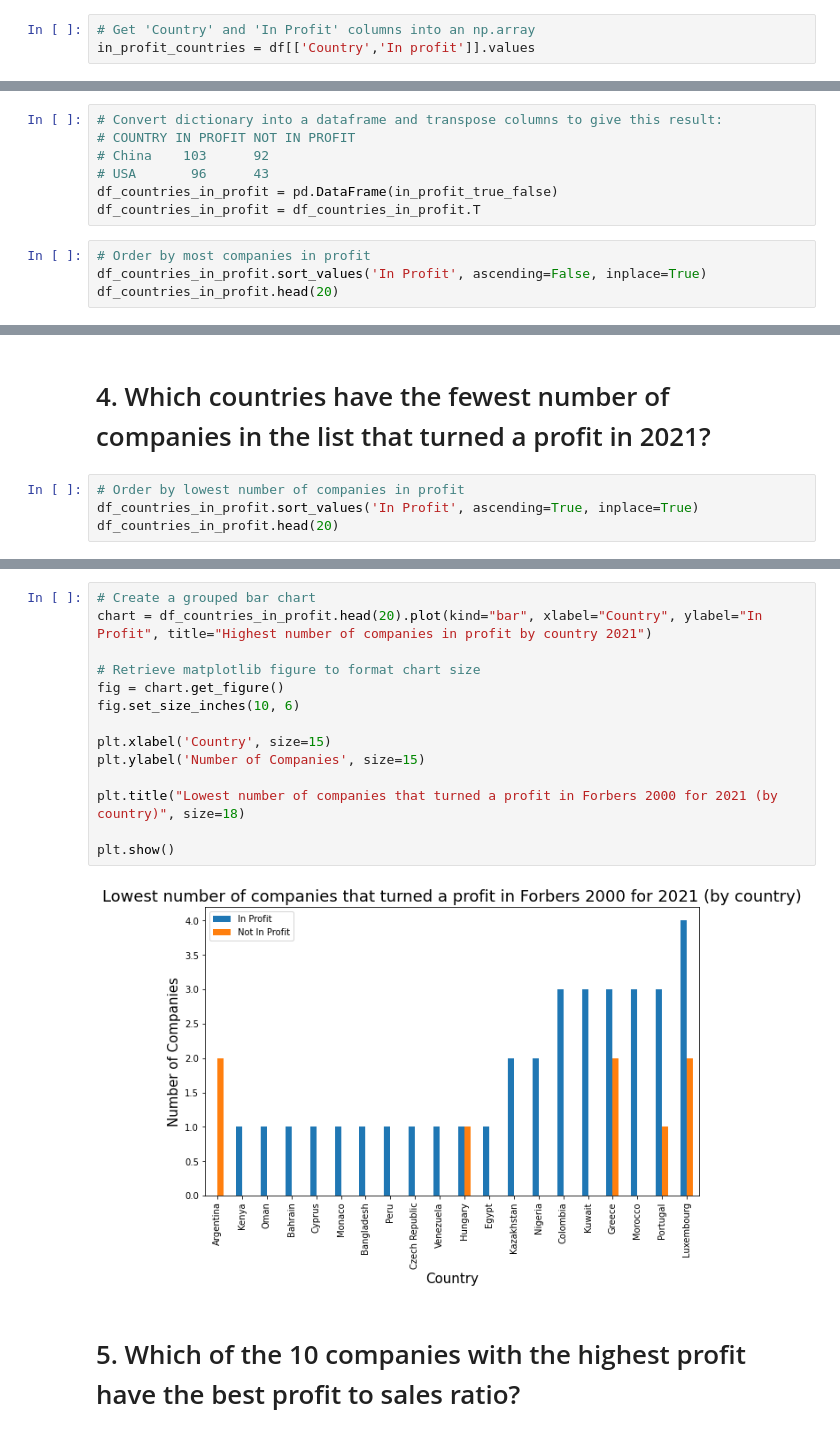
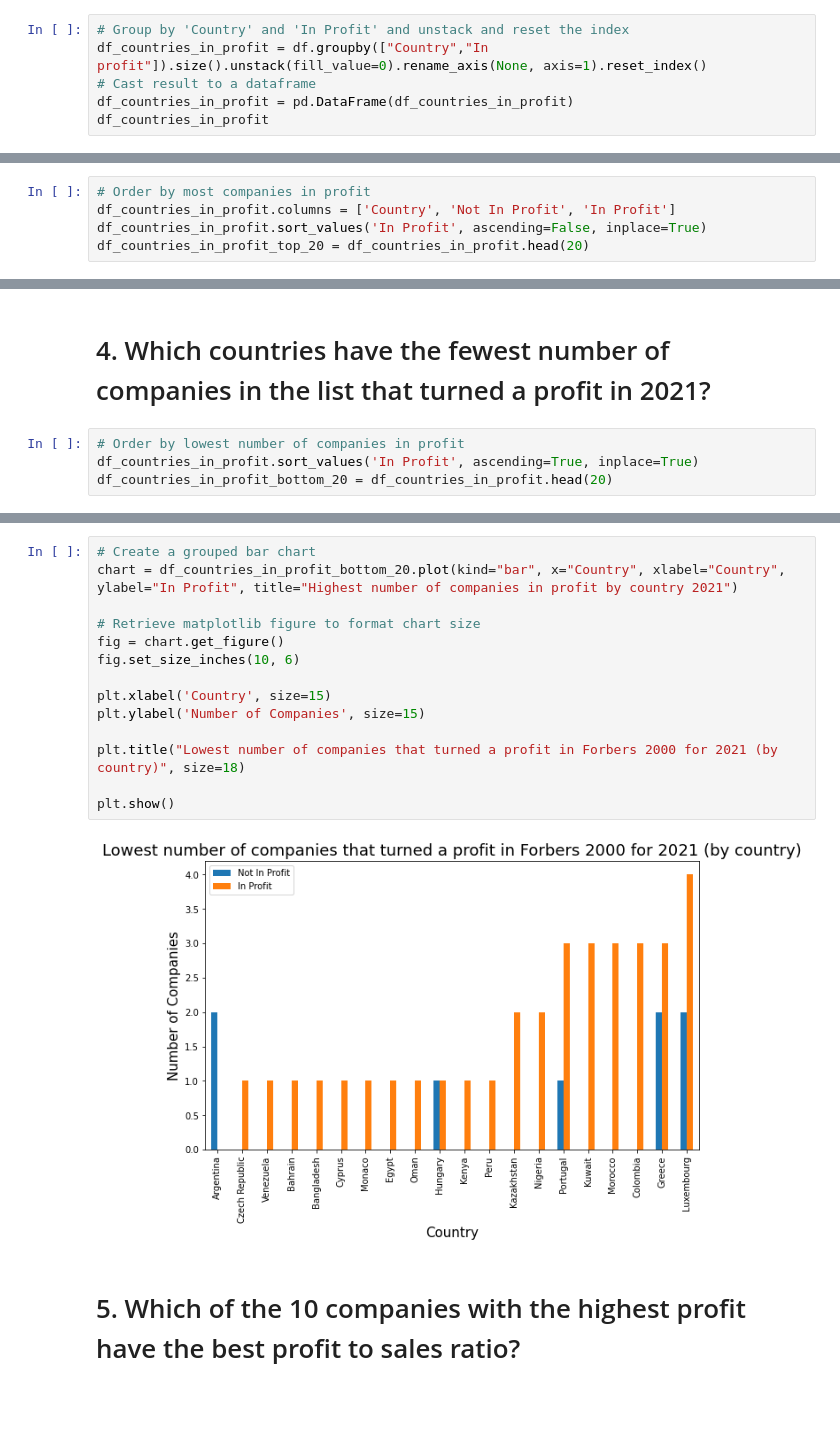
Before and after one commit to richardgourley/fortune-global-2000-in-2021, a Jupyter notebook: 4-visualizations.ipynb, the cells around one changed output, grey strips where cells are left out. Saved outputs shown, nothing was run; the diff lists cells and outputs as text; blank space fills up the shorter version.

Commit message:
Q 3 and 4 - easier groupby method added and charts updated

```diff
--- a/4-visualizations.ipynb
+++ b/4-visualizations.ipynb
@@ -81,5 +81,8 @@ df.head(2)
 | 0 | 1 | ICBC | China | $190.5 B | $45.8 B | $4,914.7 B | $249.5 B | 190500.0 | ... |
 | 1 | 2 | JPMorgan Chase | United States | $136.2 B | $40.4 B | $3,689.3 B | $464.8 B | 136200.0 | ... |
 # %%
-# Get 'Country' and 'In Profit' columns into an np.array
-in_profit_countries = df[['Country','In profit']].values
+# Group by 'Country' and 'In Profit' and unstack and reset the index
+df_countries_in_profit = df.groupby(["Country","In profit"]).size().unstack(fill_value=0).rename_axis(None, axis=1).reset_index()
+# Cast result to a dataframe
+df_countries_in_profit = pd.DataFrame(df_countries_in_profit)
+df_countries_in_profit
@@ -98,11 +103,5 @@ for i in in_profit_countries:
-# %%
-# Convert dictionary into a dataframe and transpose columns to give this result:
-# COUNTRY IN PROFIT NOT IN PROFIT
-# China    103      92
-# USA       96      43
-df_countries_in_profit = pd.DataFrame(in_profit_true_false)
-df_countries_in_profit = df_countries_in_profit.T
 # %%
 # Order by most companies in profit
+df_countries_in_profit.columns = ['Country', 'Not In Profit', 'In Profit']
 df_countries_in_profit.sort_values('In Profit', ascending=False, inplace=True)
-df_countries_in_profit.head(20)
+df_countries_in_profit_top_20 = df_countries_in_profit.head(20)
@@ -145,4 +126,4 @@ plt.show()
 # %%
 # Order by lowest number of companies in profit
 df_countries_in_profit.sort_values('In Profit', ascending=True, inplace=True)
-df_countries_in_profit.head(20)
+df_countries_in_profit_bottom_20 = df_countries_in_profit.head(20)
@@ -167,19 +130,19 @@ df_countries_in_profit.head(20)
 # %%
 # Create a grouped bar chart
-chart = df_countries_in_profit.head(20).plot(kind="bar", xlabel="Country", ylabel="In Profit", title="Highest number of companies in profit by country 2021")
+chart = df_countries_in_profit_bottom_20.plot(kind="bar", x="Country", xlabel="Country", ylabel="In Profit", title="Highest number of companies in profit by country 2021")
 
 # Retrieve matplotlib figure to format chart size
 fig = chart.get_figure()
 fig.set_size_inches(10, 6)
 
 plt.xlabel('Country', size=15)
 plt.ylabel('Number of Companies', size=15)
 
 plt.title("Lowest number of companies that turned a profit in Forbers 2000 for 2021 (by country)", size=18)
 
 plt.show()
 # %% [output]
-[figure, old version]
+[figure, new version]
 # %% [markdown]
 # 5. Which of the 10 companies with the highest profit have the best profit to sales ratio?
 # %%
```
Also changed, not shown: parts of 5 cells of this notebook.
